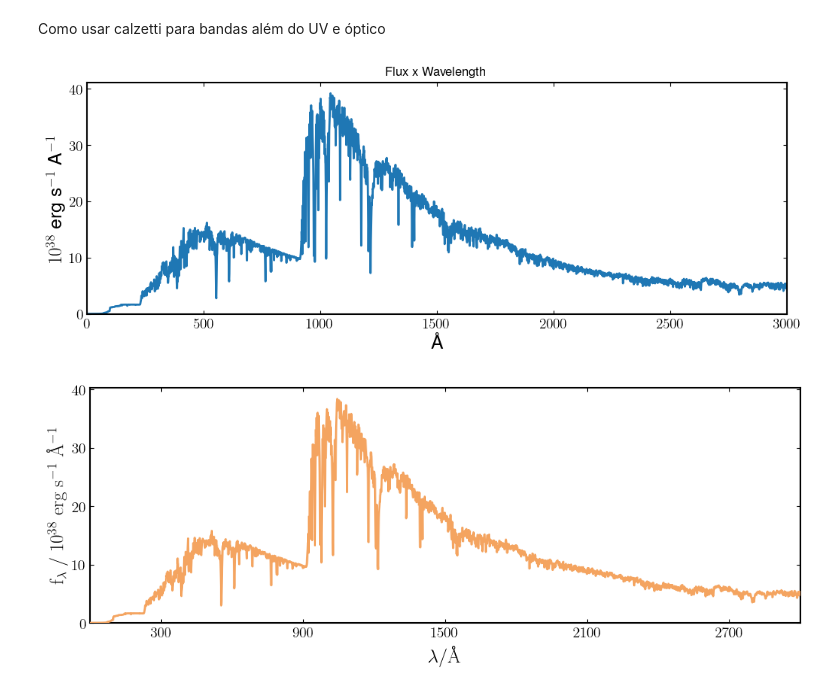
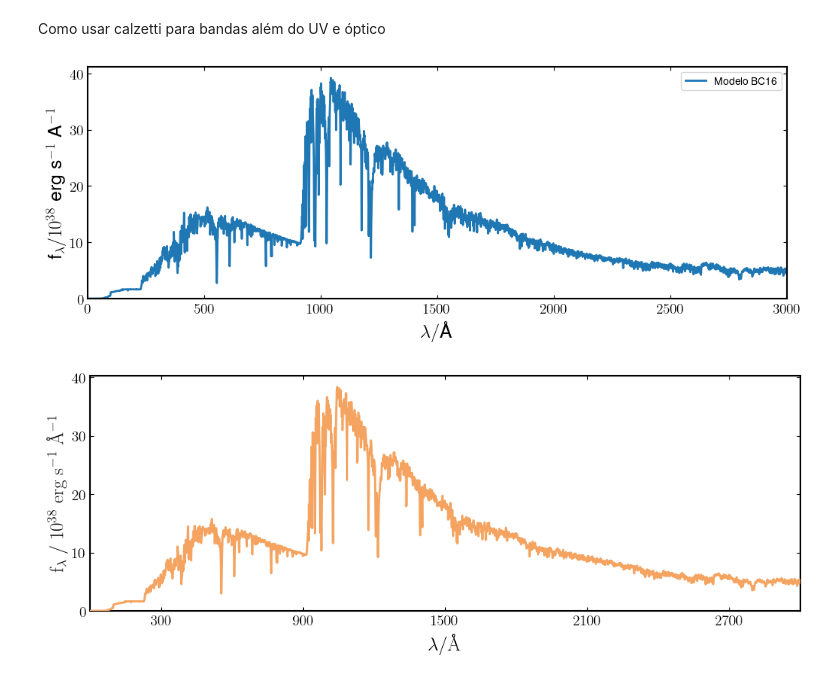
Before and after one commit to pedroand6/IC-2025, a Jupyter notebook: SPS/SPS.ipynb, the cells around one changed output. Drawn from its saved outputs; the diff is of its cells as text; code cells hidden in the pictures.

```diff
--- a/SPS/SPS.ipynb
+++ b/SPS/SPS.ipynb
@@ -243,21 +243,20 @@ model = pipes.model_galaxy(model_components, spec_wavs=np.arange(0., 3000., 1.))
 # %%
 # Converte para CGS
 L_sun_cgs = 3.826e33
 scale = 1e38
 flux = finalSpectra * L_sun_cgs / scale
 
 plt.figure(figsize=(12, 4))
 plt.plot(wavelength, flux)
-plt.ylabel(r"$10^{38}$ erg s$^{-1}$ A$^{-1}$")
-plt.xlabel("Å")
+plt.ylabel(r"f$_{\lambda}/10^{38}$ erg s$^{-1}$ A$^{-1}$")
+plt.xlabel(r"$\lambda /$Å")
 plt.xlim(0, 3000)
 plt.ylim(0)
-
-plt.title("Flux x Wavelength")
+plt.legend(["Modelo BC16"])
 
 plt.show()
 
 fig = model.plot()
 # %% [output]
-[figure, old version]
+[figure, new version]
 [figure]
```
Also changed, not shown: 42 other files.
